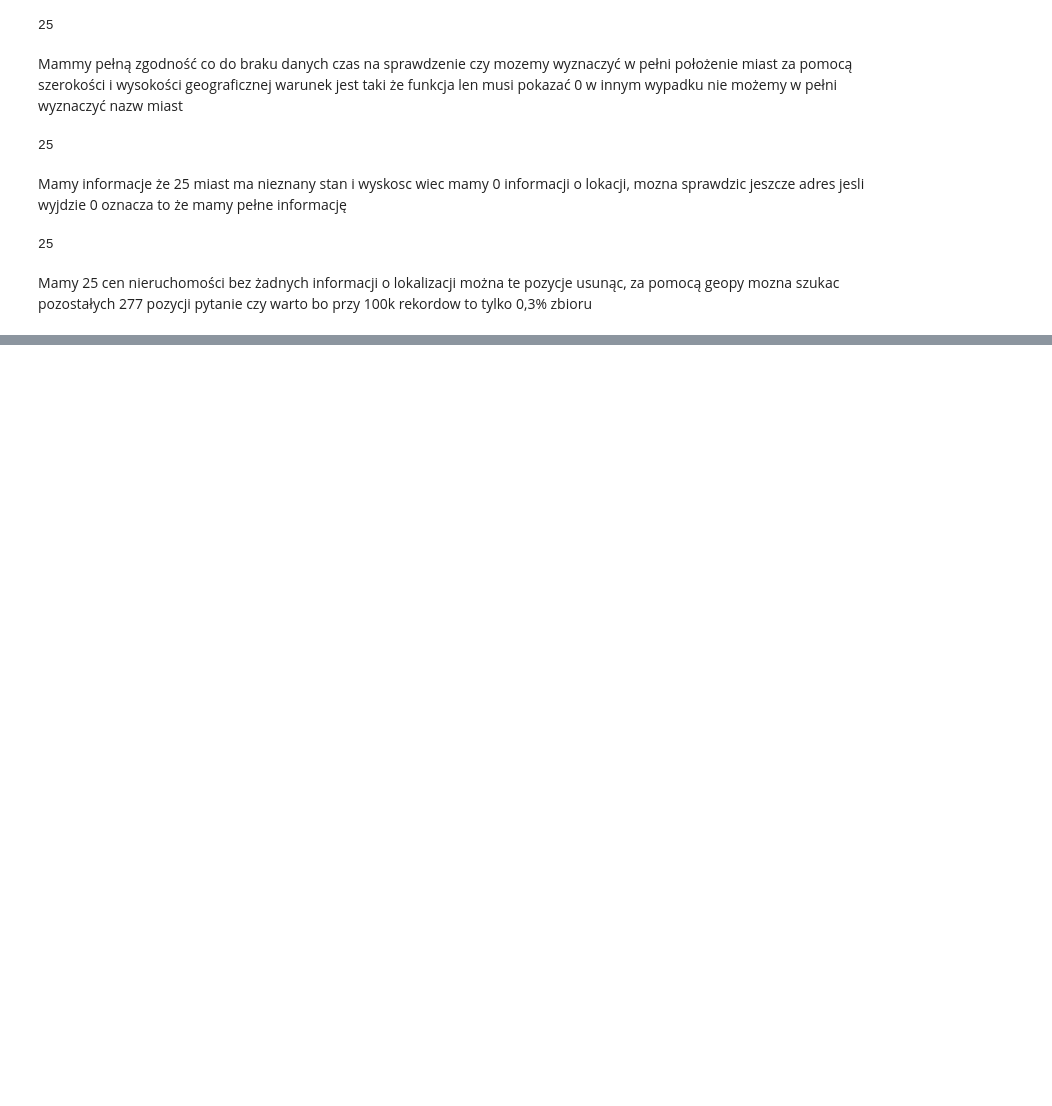
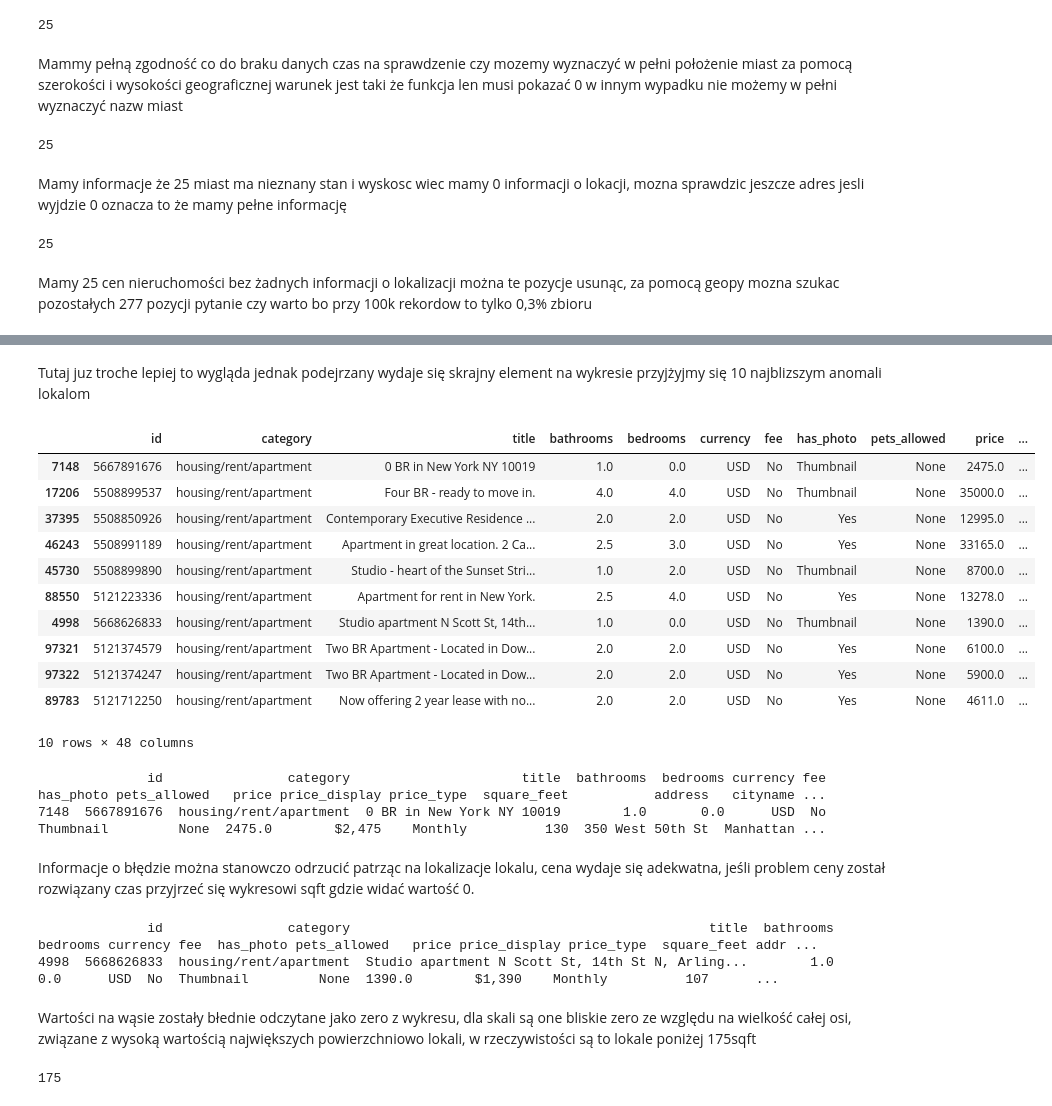
Before and after one commit to michalinahinc/Kurs_Analiza, a Jupyter notebook: Czysczenie_danych_wersja_filipa.ipynb, the cells around one changed output, grey strips where cells are left out. Cells and saved outputs as stored; diff of their text form; code cells hidden in the pictures; blank space fills up the shorter version.

```diff
--- a/Czysczenie_danych_wersja_filipa.ipynb
+++ b/Czysczenie_danych_wersja_filipa.ipynb
@@ -180,0 +377,41 @@ Mamy 25 cen nieruchomości bez żadnych informacji o lokalizacji można te pozyc
+# %% [markdown]
+Tutaj juz troche lepiej to wygląda jednak podejrzany wydaje się skrajny element na wykresie przyjżyjmy się 10 najblizszym anomali lokalom
+# %%
+df_apartments['price_per_sqft'] = df_apartments['price'] / df_apartments['square_feet']
+# Pokazuje 10 rekordów z najwyższą ceną za stopę kwadratową
+df_apartments.sort_values(by='price_per_sqft', ascending=False).head(10)
+# %% [output]
+|  | id | category | title | bathrooms | bedrooms | currency | fee | has_photo | pets_allowed | price | ... |
+| 7148 | 5667891676 | housing/rent/apartment | 0 BR in New York NY 10019 | 1.0 | 0.0 | USD | No | Thumbnail | None | 2475.0 | ... |
+| 17206 | 5508899537 | housing/rent/apartment | Four BR - ready to move in. | 4.0 | 4.0 | USD | No | Thumbnail | None | 35000.0 | ... |
+| 37395 | 5508850926 | housing/rent/apartment | Contemporary Executive Residence ... | 2.0 | 2.0 | USD | No | Yes | None | 12995.0 | ... |
+| 46243 | 5508991189 | housing/rent/apartment | Apartment in great location. 2 Ca... | 2.5 | 3.0 | USD | No | Yes | None | 33165.0 | ... |
+| 45730 | 5508899890 | housing/rent/apartment | Studio - heart of the Sunset Stri... | 1.0 | 2.0 | USD | No | Thumbnail | None | 8700.0 | ... |
+| 88550 | 5121223336 | housing/rent/apartment | Apartment for rent in New York. | 2.5 | 4.0 | USD | No | Yes | None | 13278.0 | ... |
+| 4998 | 5668626833 | housing/rent/apartment | Studio apartment N Scott St, 14th... | 1.0 | 0.0 | USD | No | Thumbnail | None | 1390.0 | ... |
+| 97321 | 5121374579 | housing/rent/apartment | Two BR Apartment - Located in Dow... | 2.0 | 2.0 | USD | No | Yes | None | 6100.0 | ... |
+| 97322 | 5121374247 | housing/rent/apartment | Two BR Apartment - Located in Dow... | 2.0 | 2.0 | USD | No | Yes | None | 5900.0 | ... |
+| 89783 | 5121712250 | housing/rent/apartment | Now offering 2 year lease with no... | 2.0 | 2.0 | USD | No | Yes | None | 4611.0 | ... |
+10 rows × 48 columns
+# %%
+with pd.option_context('display.max_columns', None, 'display.expand_frame_repr', False):
+    print(df_apartments[df_apartments['id'] == 5667891676])
+# %% [output]
+              id                category                      title  bathrooms  bedrooms currency fee  has_photo pets_allowed   price price_display price_type  square_feet           address   cityname ...
+7148  5667891676  housing/rent/apartment  0 BR in New York NY 10019        1.0       0.0      USD  No  Thumbnail         None  2475.0        $2,475    Monthly          130  350 West 50th St  Manhattan ...
+# %% [markdown]
+Informacje o błędzie można stanowczo odrzucić patrząc na lokalizacje lokalu, cena wydaje się adekwatna, jeśli problem ceny został rozwiązany czas przyjrzeć się wykresowi sqft gdzie widać wartość 0.
+# %%
+with pd.option_context('display.max_columns', None, 'display.expand_frame_repr', False):
+    print(df_apartments[df_apartments['id'] == 5668626833])
+# %% [output]
+              id                category                                              title  bathrooms  bedrooms currency fee  has_photo pets_allowed   price price_display price_type  square_feet addr ...
+4998  5668626833  housing/rent/apartment  Studio apartment N Scott St, 14th St N, Arling...        1.0       0.0      USD  No  Thumbnail         None  1390.0        $1,390    Monthly          107      ...
+# %% [markdown]
+Wartości na wąsie zostały błednie odczytane jako zero z wykresu, dla skali są one bliskie zero ze względu na wielkość całej osi, związane z wysoką wartością największych powierzchniowo lokali, w rzeczywistości są to lokale poniżej 175sqft
+# %%
+import matplotlib.cbook as cb
+stats = cb.boxplot_stats(df_apartments['square_feet'])[0]
+print(f"{stats['whislo']}")
+# %% [output]
+175
```
Also changed, not shown: parts of 22 cells of this notebook.
